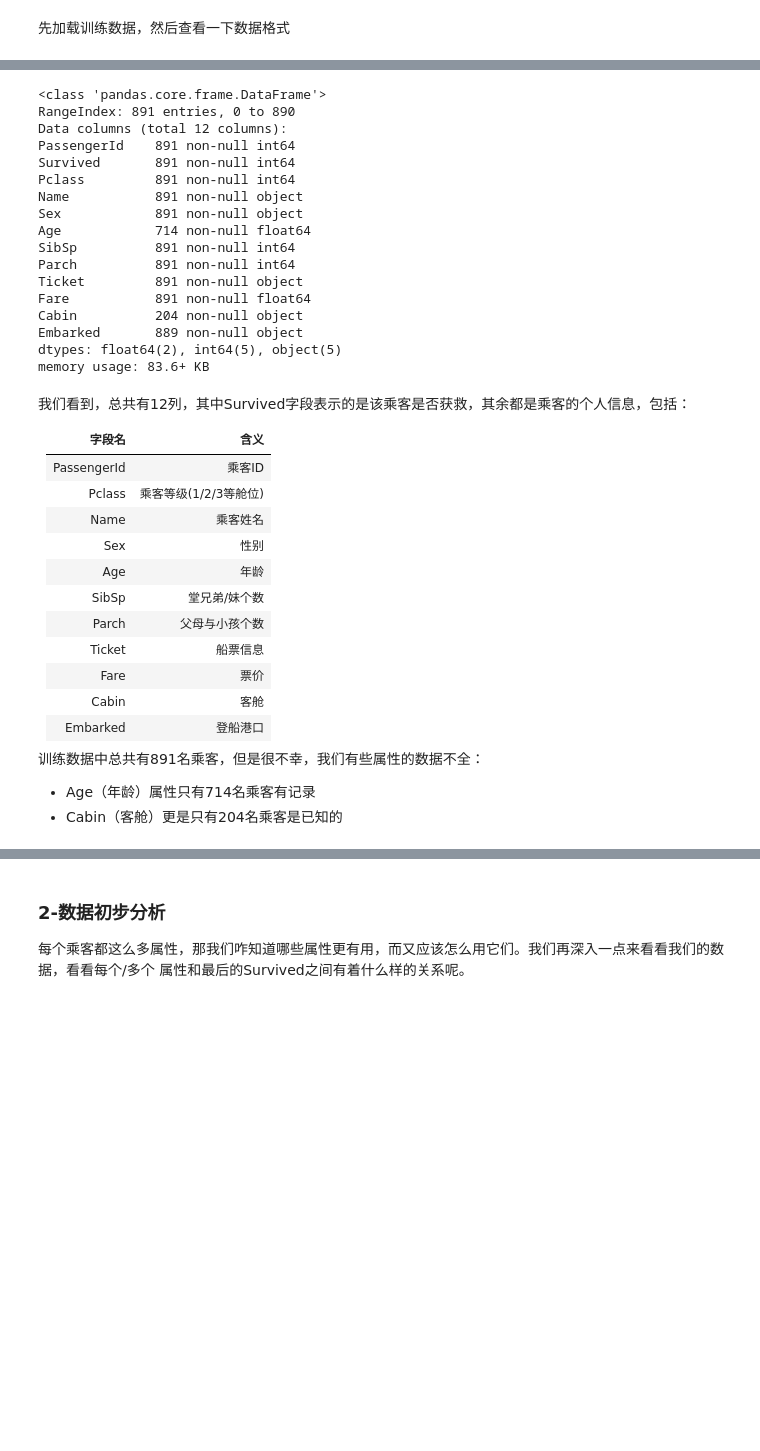
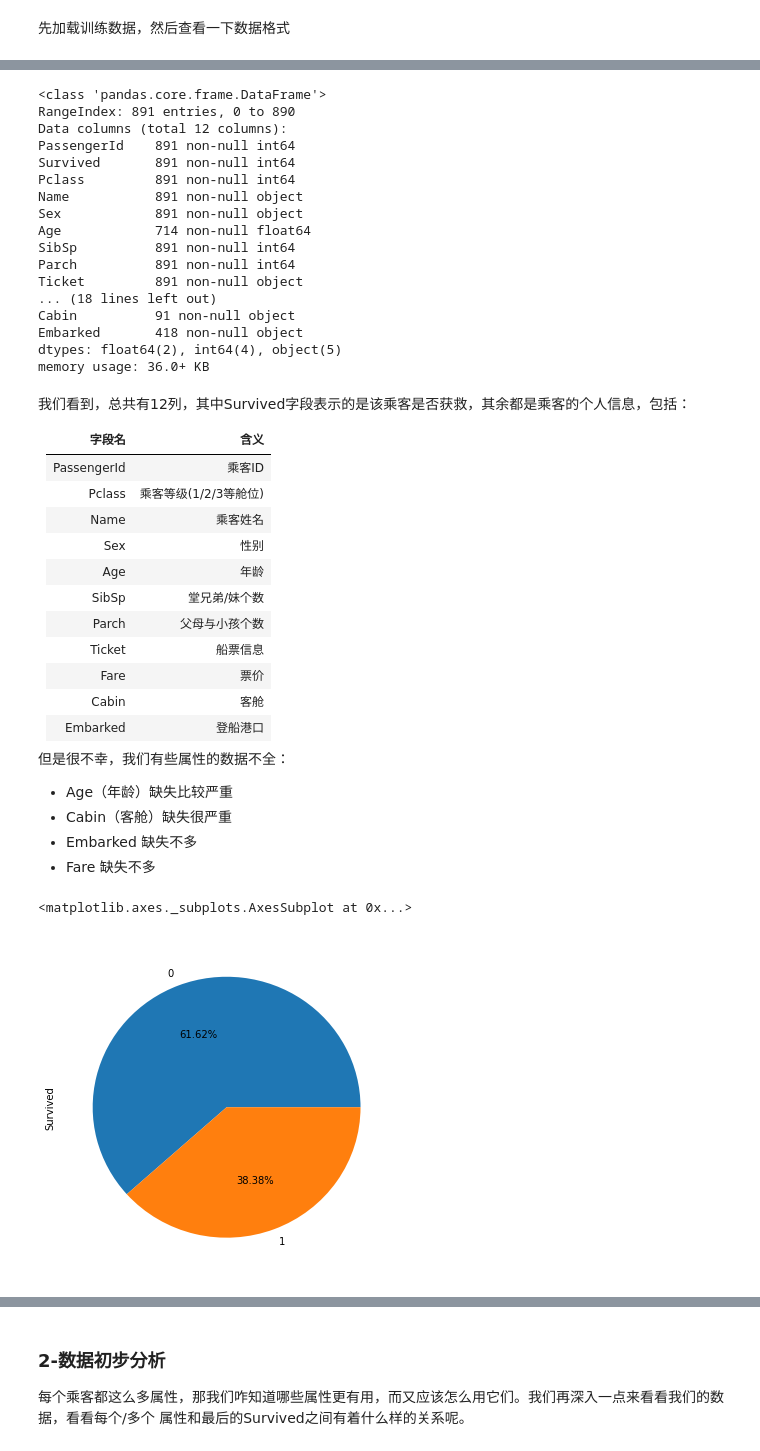
Before and after one commit to Brokenwind/Titanic, a Jupyter notebook: titanic.ipynb, the cells around one changed output, grey strips where cells are left out. Cells and saved outputs as stored; diff of their text form; code cells hidden in the pictures; blank space fills up the shorter version.

```diff
--- a/titanic.ipynb
+++ b/titanic.ipynb
@@ -19,6 +20,8 @@ data_train.head()
 | 4 | 5 | 0 | 3 | Allen, Mr. William Henry | male | 35.0 | 0 | 0 | 373450 | 8.0500 | ... |
 # %%
 data_train.info()
+print('-'*40)
+data_test.info()
 # %% [output]
 <class 'pandas.core.frame.DataFrame'>
 RangeIndex: 891 entries, 0 to 890
@@ -32,11 +35,11 @@ Age            714 non-null float64
 SibSp          891 non-null int64
 Parch          891 non-null int64
 Ticket         891 non-null object
-Fare           891 non-null float64
-Cabin          204 non-null object
-Embarked       889 non-null object
-dtypes: float64(2), int64(5), object(5)
-memory usage: 83.6+ KB
+... (18 lines left out)
+Cabin          91 non-null object
+Embarked       418 non-null object
+dtypes: float64(2), int64(4), object(5)
+memory usage: 36.0+ KB
 # %% [markdown]
 我们看到，总共有12列，其中Survived字段表示的是该乘客是否获救，其余都是乘客的个人信息，包括：
 
@@ -54,6 +57,15 @@ memory usage: 83.6+ KB
 | Cabin | 客舱|
 | Embarked | 登船港口|
 
-训练数据中总共有891名乘客，但是很不幸，我们有些属性的数据不全：
-- Age（年龄）属性只有714名乘客有记录
-- Cabin（客舱）更是只有204名乘客是已知的
+但是很不幸，我们有些属性的数据不全：
+- Age（年龄）缺失比较严重
+- Cabin（客舱）缺失很严重
+- Embarked 缺失不多
+- Fare 缺失不多
+# %%
+# 先看一下总体的生存比例
+fig = plt.figure(figsize=(6,6))
+data_train['Survived'].value_counts().plot.pie(autopct = '%1.2f%%')
+# %% [output]
+<matplotlib.axes._subplots.AxesSubplot at 0x...>
+[figure, added]
```
Also changed, not shown: parts of 8 cells of this notebook.
